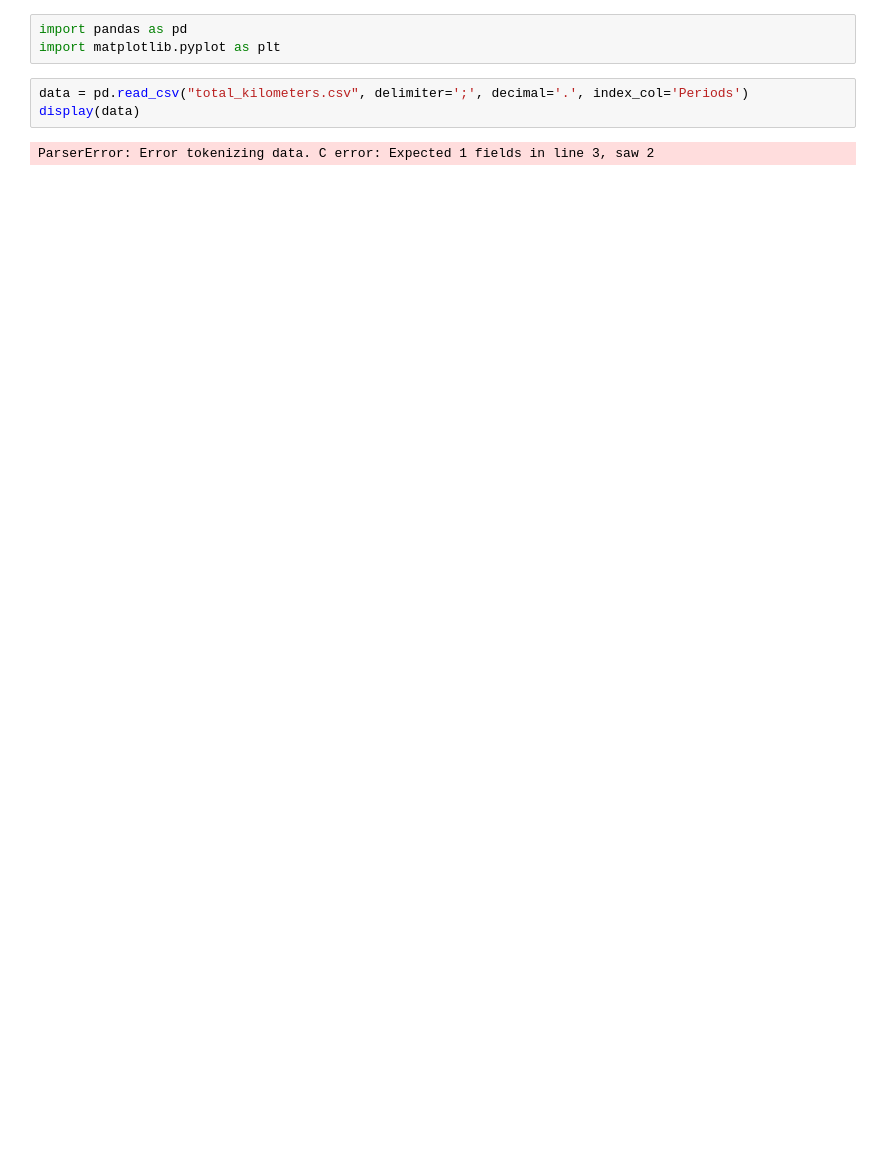
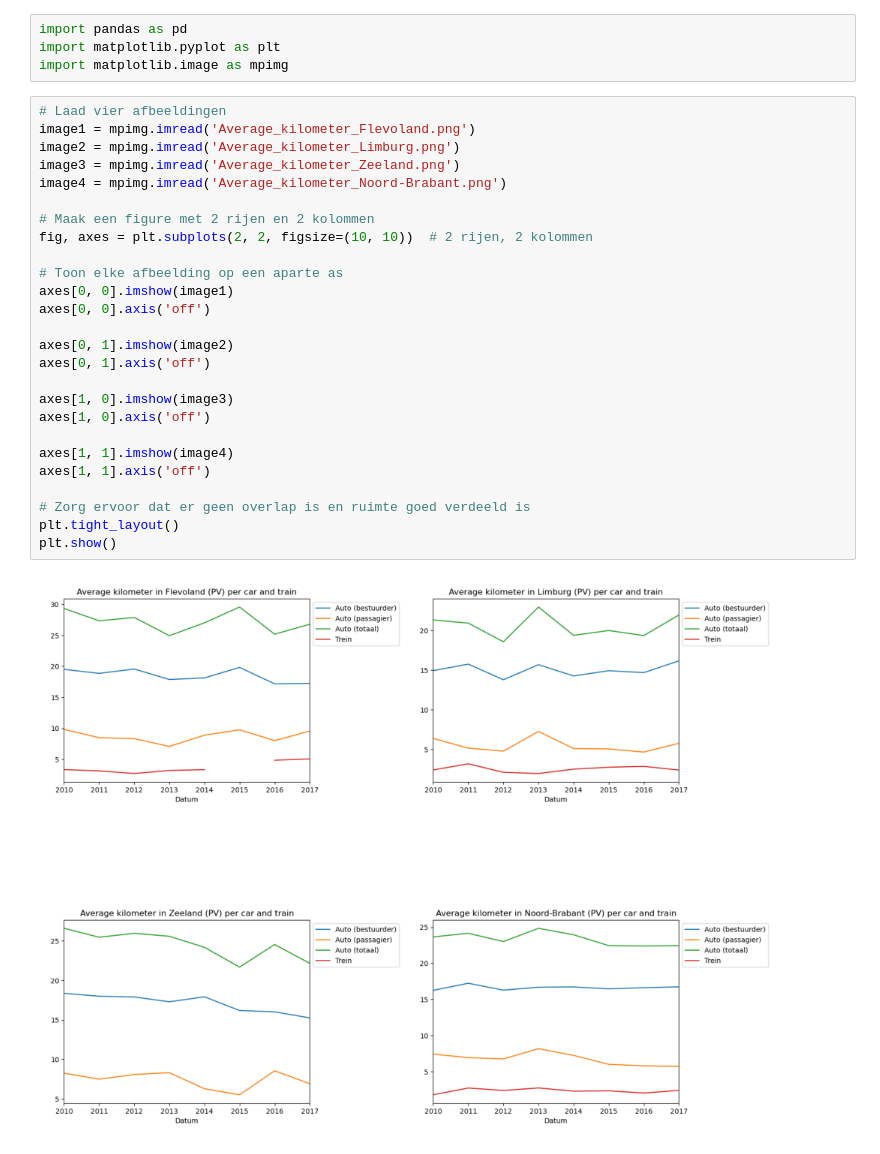
Before and after one commit to lisette-924/TIL6022-group11, a Jupyter notebook: Total_kilometers_province.ipynb, the cells around one changed output. Cells and saved outputs as stored; diff of their text form; blank space fills up the shorter version.

Commit message:
Graph per province for the new dataset

```diff
--- a/Total_kilometers_province.ipynb
+++ b/Total_kilometers_province.ipynb
@@ -1,8 +1,32 @@
 # %%
 import pandas as pd
 import matplotlib.pyplot as plt
+import matplotlib.image as mpimg
 # %%
-data = pd.read_csv("total_kilometers.csv", delimiter=';', decimal='.', index_col='Periods')
-display(data)
+# Laad vier afbeeldingen
+image1 = mpimg.imread('Average_kilometer_Flevoland.png')
+image2 = mpimg.imread('Average_kilometer_Limburg.png')
+image3 = mpimg.imread('Average_kilometer_Zeeland.png')
+image4 = mpimg.imread('Average_kilometer_Noord-Brabant.png')
+
+# Maak een figure met 2 rijen en 2 kolommen
+fig, axes = plt.subplots(2, 2, figsize=(10, 10))  # 2 rijen, 2 kolommen
+
+# Toon elke afbeelding op een aparte as
+axes[0, 0].imshow(image1)
+axes[0, 0].axis('off')
+
+axes[0, 1].imshow(image2)
+axes[0, 1].axis('off')
+
+axes[1, 0].imshow(image3)
+axes[1, 0].axis('off')
+
+axes[1, 1].imshow(image4)
+axes[1, 1].axis('off')
+
+# Zorg ervoor dat er geen overlap is en ruimte goed verdeeld is
+plt.tight_layout()
+plt.show()
 # %% [output]
-ParserError: Error tokenizing data. C error: Expected 1 fields in line 3, saw 2
+[figure, added]
```
Also changed, not shown: 1 other file.
